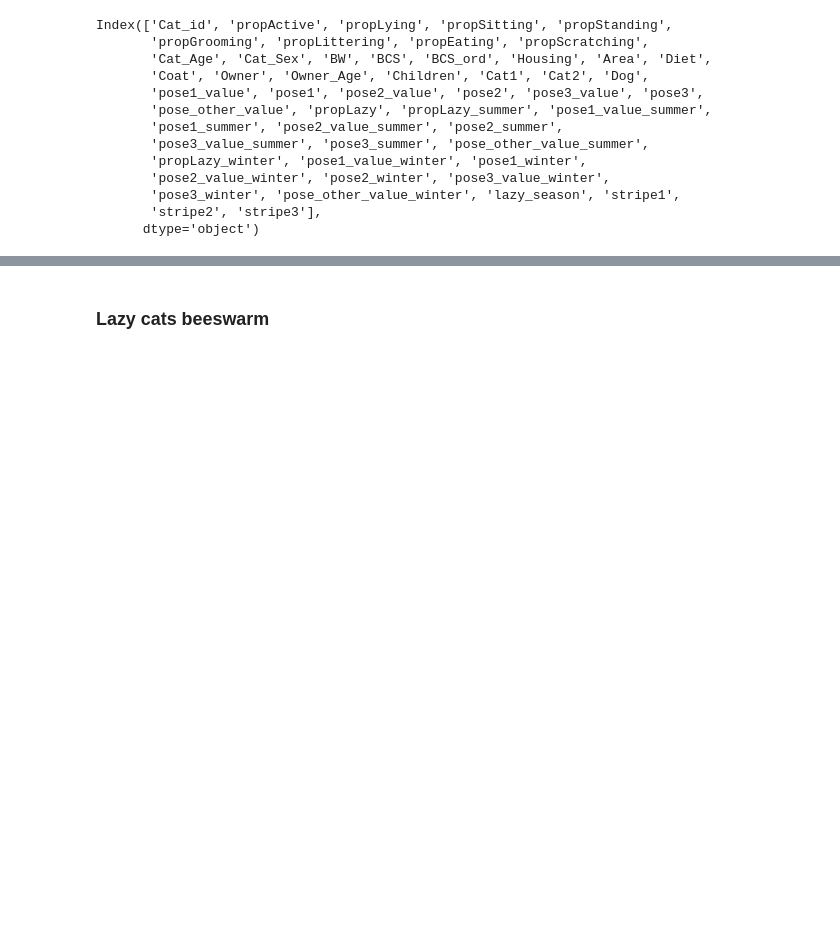
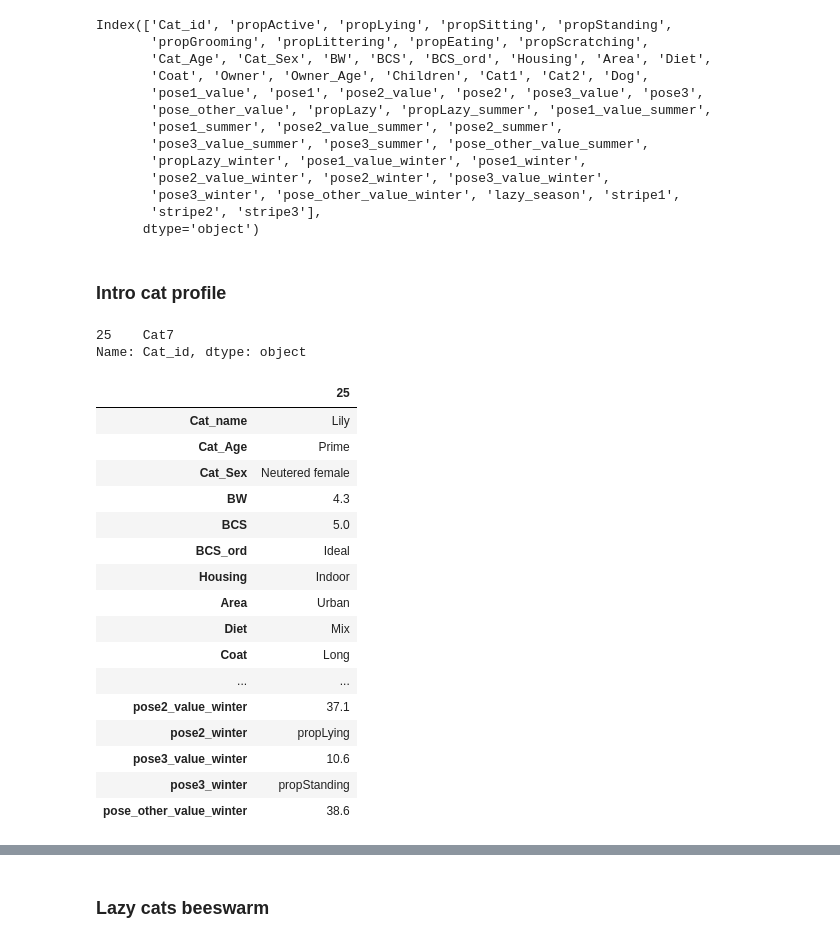
Before and after one commit to Lisa-Ho/d3-playground, a Jupyter notebook: src/components/lazy-cats/analysis/lazy-cats.ipynb, the cells around one changed output, grey strips where cells are left out. Saved outputs shown, nothing was run; the diff lists cells and outputs as text; code cells hidden in the pictures; blank space fills up the shorter version.

```diff
--- a/src/components/lazy-cats/analysis/lazy-cats.ipynb
+++ b/src/components/lazy-cats/analysis/lazy-cats.ipynb
@@ -199,3 +223,39 @@ Index(['Cat_id', 'propActive', 'propLying', 'propSitting', 'propStanding',
        'pose3_winter', 'pose_other_value_winter', 'lazy_season', 'stripe1',
        'stripe2', 'stripe3'],
       dtype='object')
+# %% [markdown]
+### Intro cat profile
+# %%
+id = df[df["propLazy"] == df["propLazy"].sort_values().reset_index(drop=True)[13]]["Cat_id"]
+id
+# %% [output]
+25    Cat7
+Name: Cat_id, dtype: object
+# %%
+df[df["Cat_id"]=="Cat7"][['Cat_name', 'Cat_Age', 'Cat_Sex', 'BW', 'BCS', 'BCS_ord', 'Housing', 'Area', 'Diet',
+       'Coat', 'Owner', 'Owner_Age', 'Children', 'Cat1', 'Cat2', 'Dog',
+       'pose1_value', 'pose1', 'pose2_value', 'pose2', 'pose3_value', 'pose3',
+       'pose_other_value', 'propLazy', 'propLazy_summer', 'propLazy_winter', 'lazy_season', 'lazy_diff','pose1_value_summer',
+       'pose1_summer', 'pose2_value_summer', 'pose2_summer',
+       'pose3_value_summer', 'pose3_summer', 'pose_other_value_summer',
+       'pose1_value_winter', 'pose1_winter',
+       'pose2_value_winter', 'pose2_winter', 'pose3_value_winter',
+       'pose3_winter', 'pose_other_value_winter' ]].transpose()
+# %% [output]
+|  | 25 |
+| Cat_name | Lily |
+| Cat_Age | Prime |
+| Cat_Sex | Neutered female |
+| BW | 4.3 |
+| BCS | 5.0 |
+| BCS_ord | Ideal |
+| Housing | Indoor |
+| Area | Urban |
+| Diet | Mix |
+| Coat | Long |
+| ... | ... |
+| pose2_value_winter | 37.1 |
+| pose2_winter | propLying |
+| pose3_value_winter | 10.6 |
+| pose3_winter | propStanding |
+| pose_other_value_winter | 38.6 |
```
Also changed, not shown: parts of 9 cells of this notebook.
